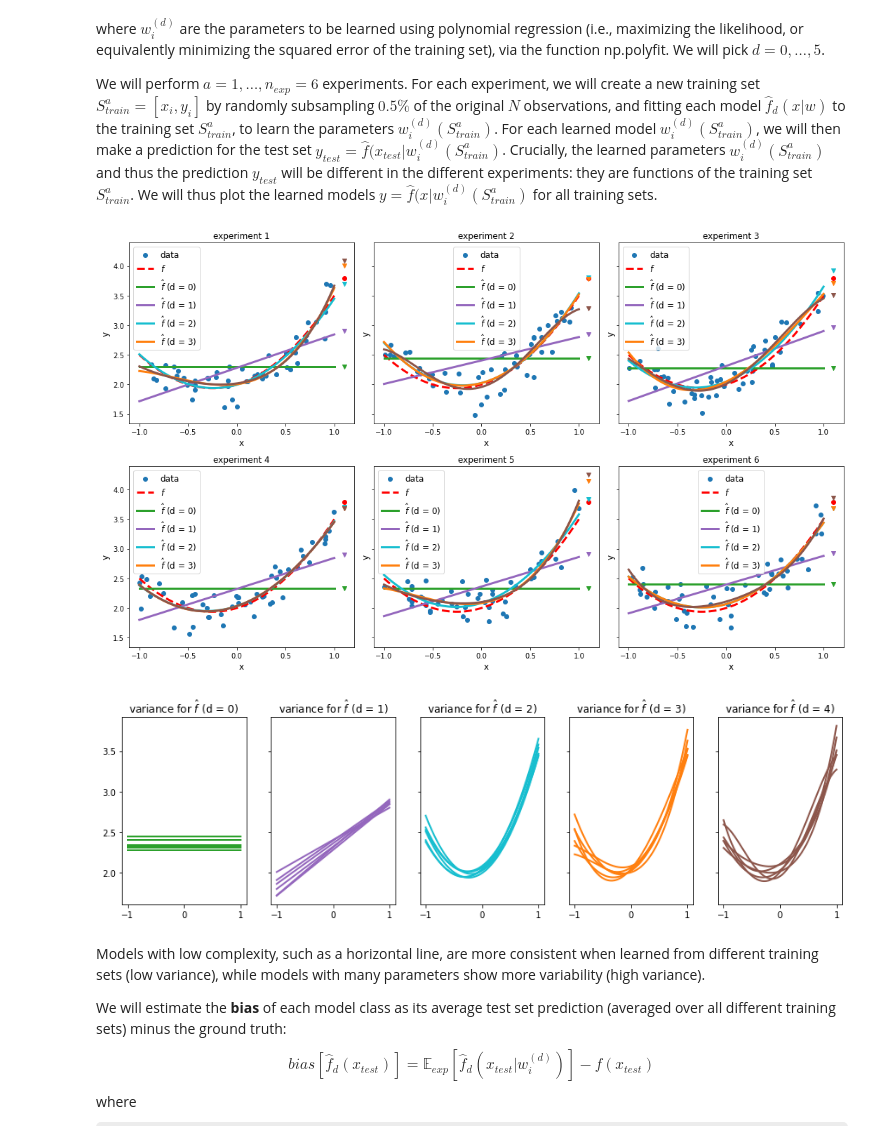
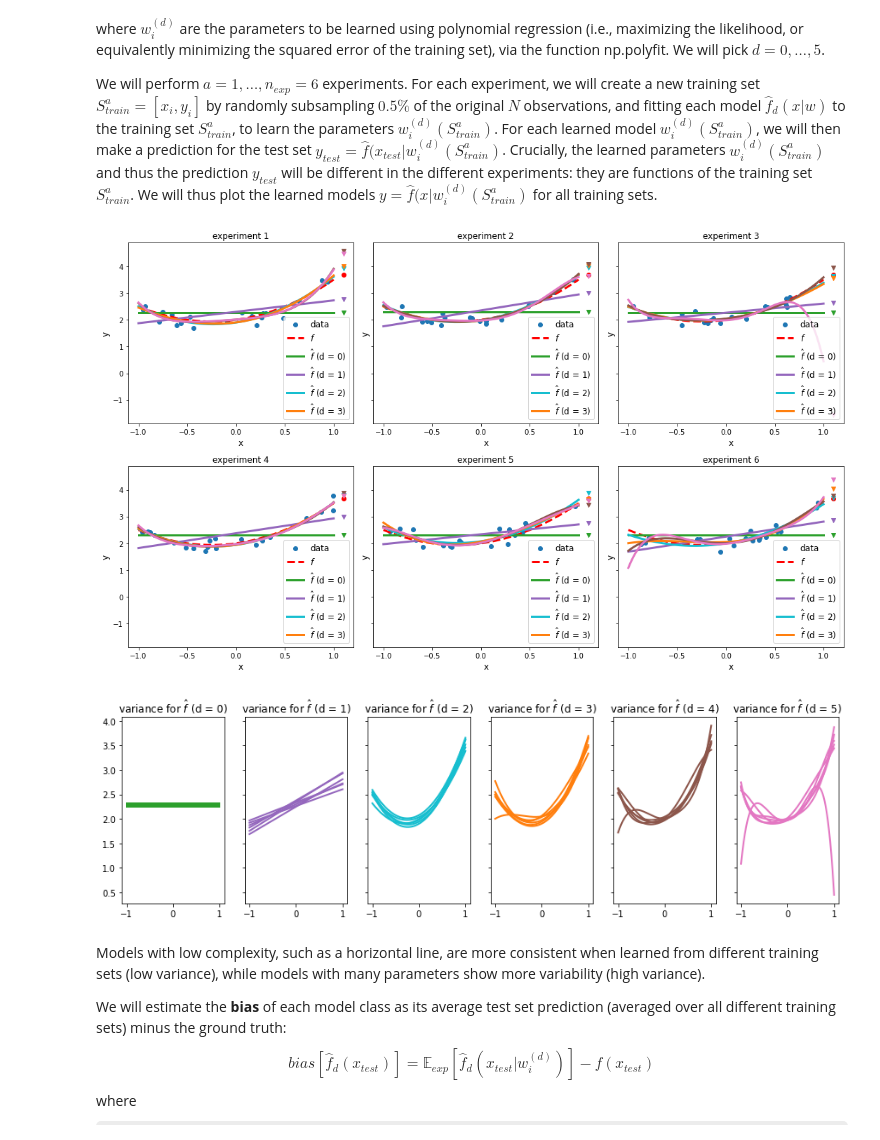
Before and after one commit to jsearcy1/AppliedMathNotebooks, a Jupyter notebook: MATH410/MATH410_biasvariance-0 copy.ipynb, the cells around one changed output. Saved outputs shown, nothing was run; the diff lists cells and outputs as text; code cells hidden in the pictures; some formulas as TeX source.

```diff
--- a/MATH410/MATH410_biasvariance-0 copy.ipynb
+++ b/MATH410/MATH410_biasvariance-0 copy.ipynb
@@ -67,7 +67,7 @@ where $w^{(d)}_i$ are the parameters to be learned using polynomial regression (
 We will perform $a=1,\ldots,n_{exp}=6$ experiments. For each experiment, we will create a new training set $S_{train}^a=[x_i,y_i]$ by randomly subsampling $0.5\%$ of the original $N$ observations, and fitting each model $\hat f_d(x|w)$ to the training set $S_{train}^a$, to learn the parameters $w^{(d)}_i(S_{train}^a)$. For each learned model $w^{(d)}_i(S_{train}^a)$, we will then make a prediction for the test set $y_{test}=\hat f(x_{test}|w^{(d)}_i(S_{train}^a)$. Crucially, the learned parameters $w^{(d)}_i(S_{train}^a)$ and thus the prediction $y_{test}$ will be different in the different experiments: they are functions of the training set  $S_{train}^a$. We will thus plot the learned models $y=\hat f(x|w^{(d)}_i(S_{train}^a)$ for all training sets.
 # %%
 # alternative models: polynomials of degree d in d_arr
-d_arr=[0,1,2,3,4]
+d_arr=[0,1,2,3,4,5]
 
 #our class of models to fit: polynomials of degree d
 def f_hat(x, w):
@@ -78,7 +78,7 @@ def f_hat(x, w):
 # number of experiments to perform
 n_exp=6
 # training data in each experiment
-n=int(0.005*N)
+n=int(0.002*N)
 # indices for sampling disjoint training sets for each experiment from the data above
 idx=[]
 for i in range(n_exp):
@@ -104,35 +104,35 @@ for i in range(2):
         # plot training data
         axs[i, j].scatter(x_train, y_train)
         # plot ground truth
         axs[i, j].plot(x_range, f(x_range), 'r', linewidth=3.0,linestyle='--')
         # plot model fits
         for k in range(len(w)):
             axs[i, j].plot(x_range, f_hat(x_range, w[k]), colors[k], linewidth=3.0)
         # plot test data
         axs[i, j].scatter(x_test, y_test, c='r')
         # plot prediction of test data using polynomial fits
         for k in range(len(w)):
             axs[i, j].scatter(x_test, f_hat(x_test, w[k]), c=colors[k],marker='v')
 
         axs[i, j].set_xlabel('x', size=12)
         axs[i, j].set_ylabel('y', size=12)
         axs[i, j].legend(['data',r'$f$', r'$\hat{f}$ (d = 0)', r'$\hat{f}$ (d = 1)',
                           r'$\hat{f}$ (d = 2)', r'$\hat{f}$ (d = 3)'], fontsize=12)
         axs[i, j].title.set_text('experiment {}'.format(cnt+1))
         cnt += 1
 plt.tight_layout()
 plt.show()
 
 # visualize model fits to different experiments: variance
 
 fig, axs = plt.subplots(1,len(d_arr), sharey=True, figsize=(15, 4))
 for i in range(len(d_arr)):
     for k in range(len(wtot)):
         axs[i].plot(x_range, f_hat(x_range, wtot[k][i]), colors[i], linewidth=2.0)
         axs[i].title.set_text('variance for ' r'$\hat f$ (d = {})'.format(d_arr[i]))
 # %% [output]
-[figure, old version]
+[figure, new version]
-[figure, old version]
+[figure, new version]
 # %% [markdown]
 Models with low complexity, such as a horizontal line, are more consistent when learned from different training sets (low variance), while models with many parameters show more variability (high variance).
 
```
Also changed, not shown: parts of 4 cells of this notebook.
